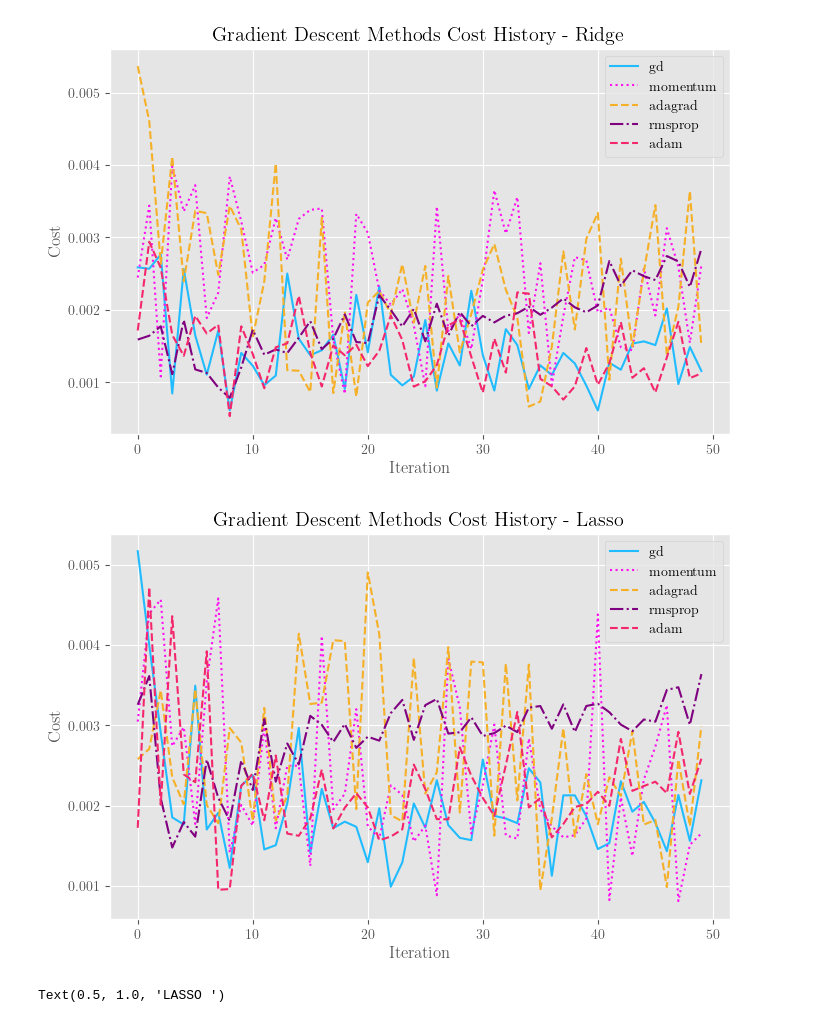
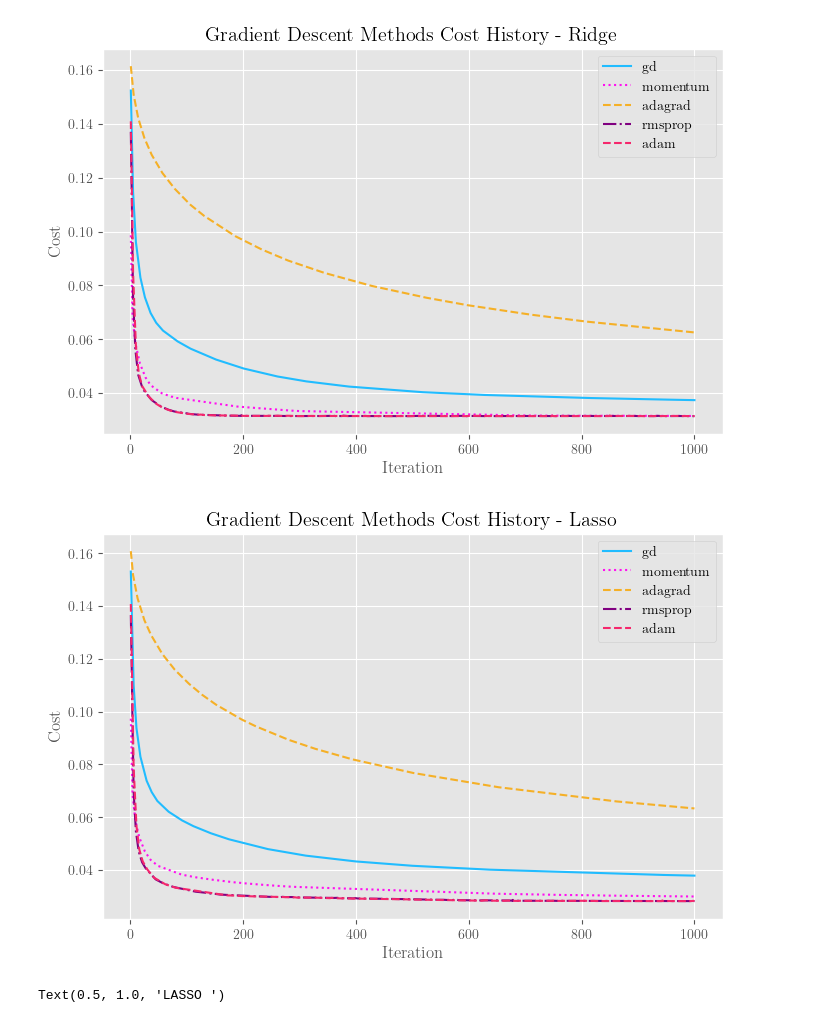
Before and after one commit to kjes4pres/Project_1_FYSSTK, a Jupyter notebook: Code/f.ipynb, the cells around one changed output. Cells and saved outputs as stored; diff of their text form; code cells hidden in the pictures.

```diff
--- a/Code/f.ipynb
+++ b/Code/f.ipynb
@@ -42,7 +41,7 @@ methods       = ['gd', 'momentum', 'adagrad', 'rmsprop', 'adam']
 results       = {}
 learning_rate = 0.001
 n_iterations  = 10000
-n_epochs      = 50
+n_epochs      = 1000
 for method in methods:
     theta_OLS, cost_history_OLS     = stochastic_gradient_descent_advanced(X_train, y_train, method=method, lr_method='ols',   learning_rate=learning_rate, tol=tolerance, use_tol=use_tol, beta=beta, beta1=beta1, beta2=beta2, epsilon=epsilon, lambda_=lambda_, n_epochs=n_epochs)
     theta_Ridge, cost_history_Ridge = stochastic_gradient_descent_advanced(X_train, y_train, method=method, lr_method='ridge', learning_rate=learning_rate, tol=tolerance, use_tol=use_tol, beta=beta, beta1=beta1, beta2=beta2, epsilon=epsilon, lambda_=lambda_, n_epochs=n_epochs)
@@ -98,9 +97,10 @@ Lasso : adam: MSE = 0.000158, R2 = 0.478002
 colors_cost_history    = {'gd': '#21BCFF', 'momentum': '#FF10F0', 'adagrad': '#F5B027', 'rmsprop': '#800080', 'adam': '#F5276C'}
 linestyle_cost_history = {'gd': '-', 'momentum': ':', 'adagrad': '--', 'rmsprop': '-.', 'adam': '--'}
 # Plot cost history for all methods
+i = np.arange(1, n_epochs+1)
 plt.figure(figsize=(8, 5))
 for method in methods:
-    plt.plot(results[method]['cost_history_OLS'], label=method, linewidth=1.5, linestyle=linestyle_cost_history[method], alpha=1, color=colors_cost_history[method])
+    plt.plot(i, results[method]['cost_history_OLS'], label=method, linewidth=1.5, linestyle=linestyle_cost_history[method], alpha=1, color=colors_cost_history[method])
 plt.title("Gradient Descent Methods Cost History - OLS")
 plt.xlabel("Iteration")
 plt.ylabel("Cost")
@@ -108,7 +108,7 @@ plt.legend()
 plt.show()
 plt.figure(figsize=(8, 5))
 for method in methods:
-    plt.plot(results[method]['cost_history_Ridge'], label=method, linewidth=1.5, linestyle=linestyle_cost_history[method], alpha=1, color=colors_cost_history[method])
+    plt.plot(i, results[method]['cost_history_Ridge'], label=method, linewidth=1.5, linestyle=linestyle_cost_history[method], alpha=1, color=colors_cost_history[method])
 plt.title("Gradient Descent Methods Cost History - Ridge")
 plt.xlabel("Iteration")
 plt.ylabel("Cost")
@@ -116,7 +116,7 @@ plt.legend()
 plt.show()
 plt.figure(figsize=(8, 5))
 for method in methods:
-    plt.plot(results[method]['cost_history_Lasso'], label=method, linewidth=1.5, linestyle=linestyle_cost_history[method], alpha=1, color=colors_cost_history[method])
+    plt.plot(i, results[method]['cost_history_Lasso'], label=method, linewidth=1.5, linestyle=linestyle_cost_history[method], alpha=1, color=colors_cost_history[method])
 plt.title("Gradient Descent Methods Cost History - Lasso")
 plt.xlabel("Iteration")
 plt.ylabel("Cost")
@@ -127,5 +127,5 @@ plt.show()
-[figure, old version]
+[figure, new version]
-[figure, old version]
+[figure, new version]
 # %%
 theta_lasso_gd, lasso_cost_hist = gradient_descent_lasso(X_train_,y_train,0.1,n_iterations = 100000)
 theta2_lasso_gd, lasso2_cost_hist = gradient_descent_lasso(X_train_,y_train,0.1,n_iterations = 100000)
```
Also changed, not shown: parts of 3 cells of this notebook, 3 other files.
